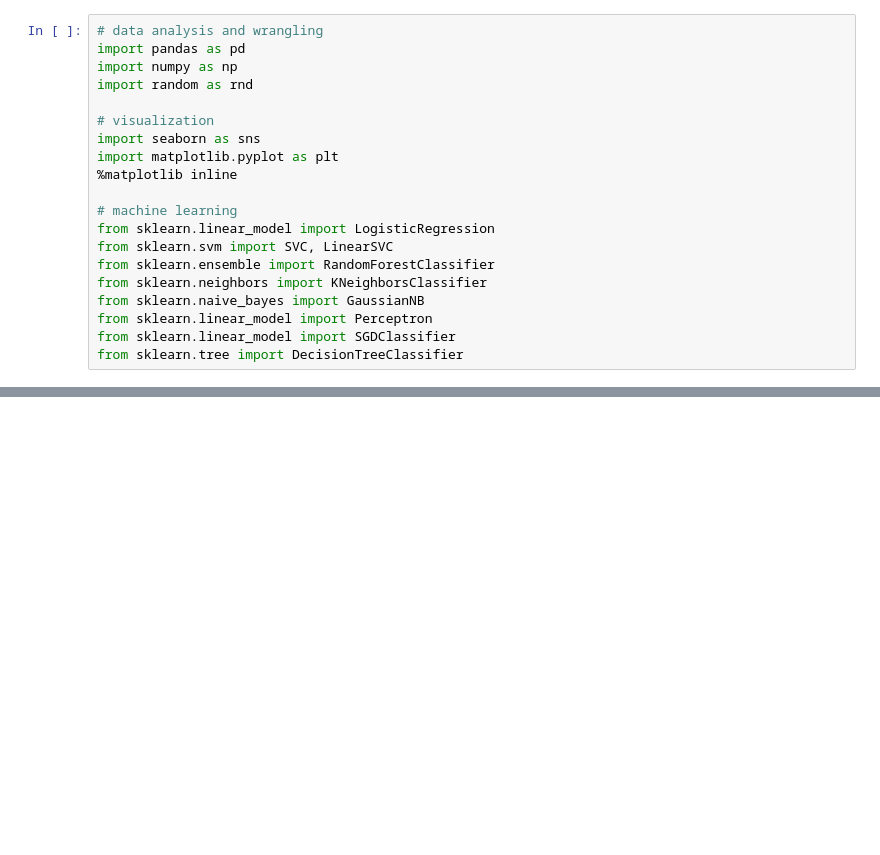
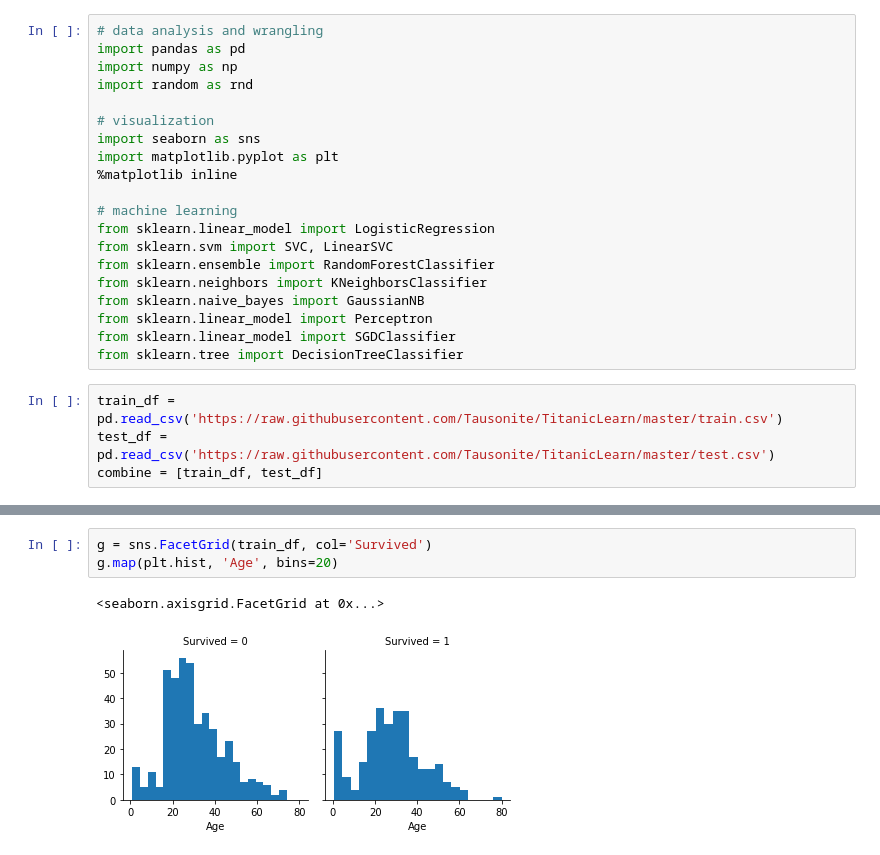
Before and after one commit to Tausonite/TitanicLearn, a Jupyter notebook: TitanicTutorial.ipynb, the cells around one changed output, grey strips where cells are left out. Drawn from its saved outputs; the diff is of its cells as text; blank space fills up the shorter version.

```diff
--- a/TitanicTutorial.ipynb
+++ b/TitanicTutorial.ipynb
@@ -30,3 +26,7 @@ from sklearn.naive_bayes import GaussianNB
 from sklearn.linear_model import Perceptron
 from sklearn.linear_model import SGDClassifier
 from sklearn.tree import DecisionTreeClassifier
+# %%
+train_df = pd.read_csv('https://raw.githubusercontent.com/Tausonite/TitanicLearn/master/train.csv')
+test_df = pd.read_csv('https://raw.githubusercontent.com/Tausonite/TitanicLearn/master/test.csv')
+combine = [train_df, test_df]
@@ -32,0 +139,6 @@ from sklearn.tree import DecisionTreeClassifier
+# %%
+g = sns.FacetGrid(train_df, col='Survived')
+g.map(plt.hist, 'Age', bins=20)
+# %% [output]
+<seaborn.axisgrid.FacetGrid at 0x...>
+[figure, added]
```
Also changed, not shown: parts of 14 cells of this notebook.
